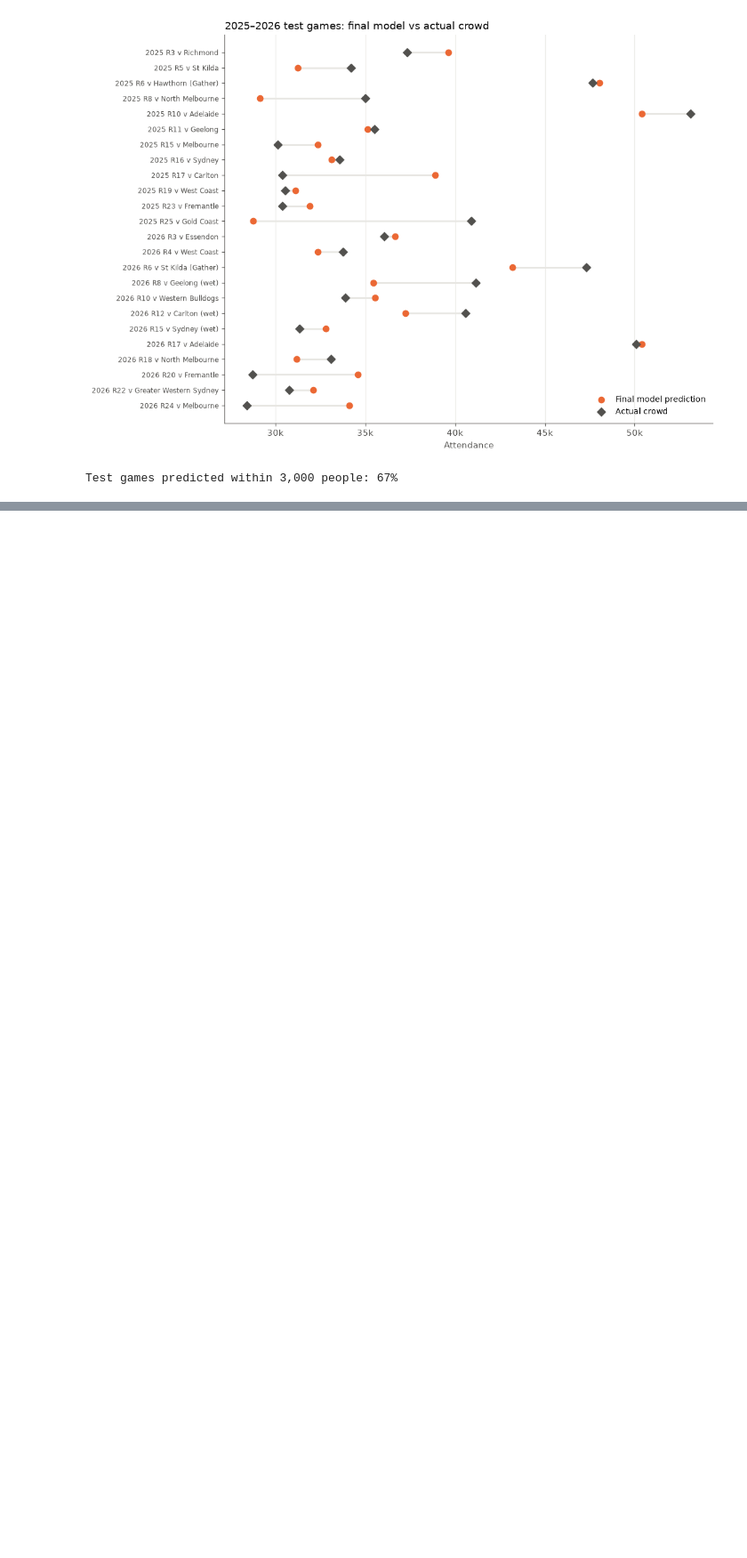
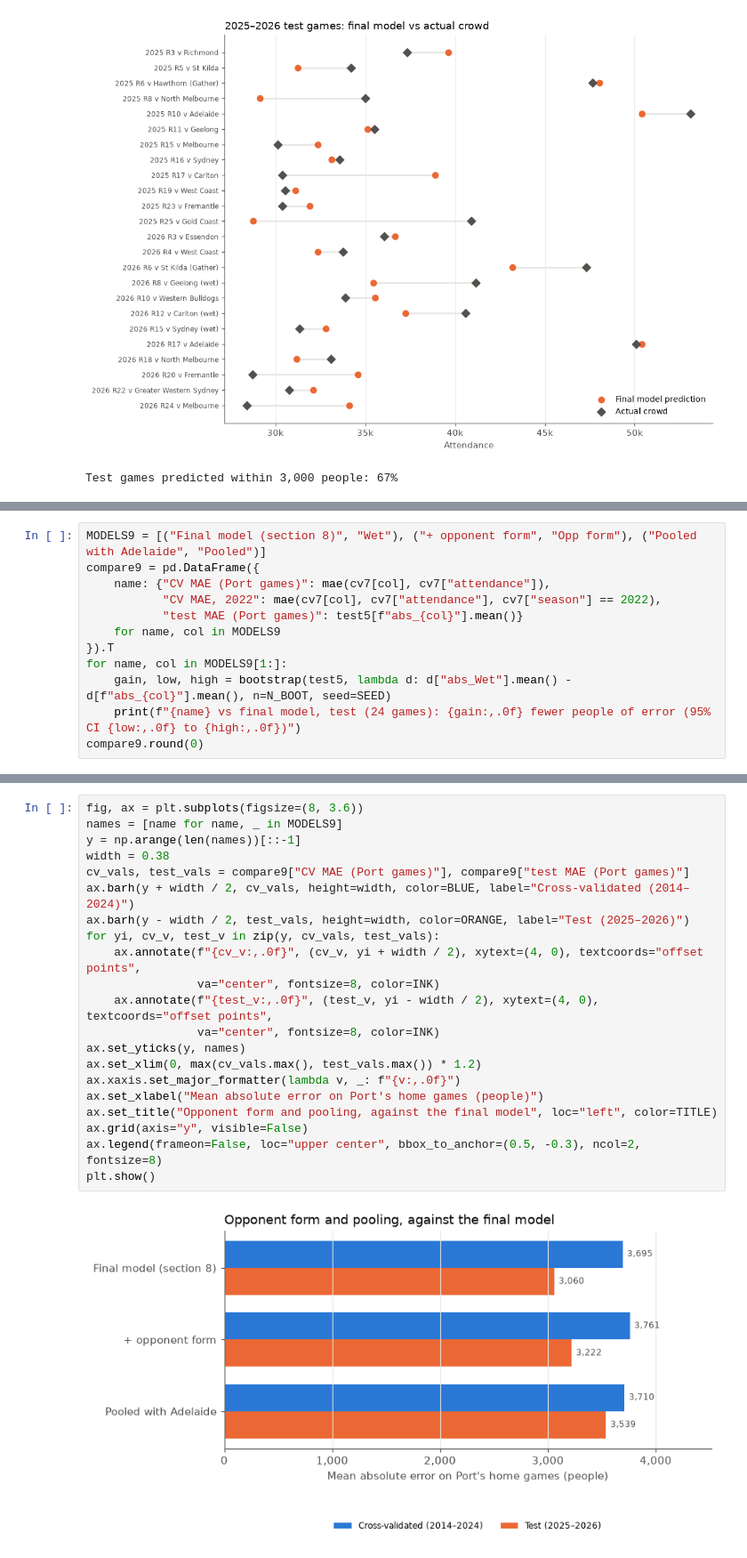
Before and after one commit to pete1729/afl-analytics, a Jupyter notebook: notebooks/09_port_home_attendance.ipynb, the cells around one changed output, grey strips where cells are left out. Shown at 89% size. Drawn from its saved outputs; the diff is of its cells as text; blank space fills up the shorter version.

```diff
--- a/notebooks/09_port_home_attendance.ipynb
+++ b/notebooks/09_port_home_attendance.ipynb
@@ -1125,0 +1307,12 @@ Test games predicted within 3,000 people: 67%
+# %%
+MODELS9 = [("Final model (section 8)", "Wet"), ("+ opponent form", "Opp form"), ("Pooled with Adelaide", "Pooled")]
+compare9 = pd.DataFrame({
+    name: {"CV MAE (Port games)": mae(cv7[col], cv7["attendance"]),
+           "CV MAE, 2022": mae(cv7[col], cv7["attendance"], cv7["season"] == 2022),
+           "test MAE (Port games)": test5[f"abs_{col}"].mean()}
+    for name, col in MODELS9
+}).T
+for name, col in MODELS9[1:]:
+    gain, low, high = bootstrap(test5, lambda d: d["abs_Wet"].mean() - d[f"abs_{col}"].mean(), n=N_BOOT, seed=SEED)
+    print(f"{name} vs final model, test (24 games): {gain:,.0f} fewer people of error (95% CI {low:,.0f} to {high:,.0f})")
+compare9.round(0)
@@ -1126,3 +1326,26 @@ Test games predicted within 3,000 people: 67%
+# %%
+fig, ax = plt.subplots(figsize=(8, 3.6))
+names = [name for name, _ in MODELS9]
+y = np.arange(len(names))[::-1]
+width = 0.38
+cv_vals, test_vals = compare9["CV MAE (Port games)"], compare9["test MAE (Port games)"]
+ax.barh(y + width / 2, cv_vals, height=width, color=BLUE, label="Cross-validated (2014–2024)")
+ax.barh(y - width / 2, test_vals, height=width, color=ORANGE, label="Test (2025–2026)")
+for yi, cv_v, test_v in zip(y, cv_vals, test_vals):
+    ax.annotate(f"{cv_v:,.0f}", (cv_v, yi + width / 2), xytext=(4, 0), textcoords="offset points",
+                va="center", fontsize=8, color=INK)
+    ax.annotate(f"{test_v:,.0f}", (test_v, yi - width / 2), xytext=(4, 0), textcoords="offset points",
+                va="center", fontsize=8, color=INK)
+ax.set_yticks(y, names)
+ax.set_xlim(0, max(cv_vals.max(), test_vals.max()) * 1.2)
+ax.xaxis.set_major_formatter(lambda v, _: f"{v:,.0f}")
+ax.set_xlabel("Mean absolute error on Port's home games (people)")
+ax.set_title("Opponent form and pooling, against the final model", loc="left", color=TITLE)
+ax.grid(axis="y", visible=False)
+ax.legend(frameon=False, loc="upper center", bbox_to_anchor=(0.5, -0.3), ncol=2, fontsize=8)
+plt.show()
+# %% [output]
+[figure, added]
 # %% [markdown]
 # Results
 
```
Also changed, not shown: parts of 6 cells of this notebook.
